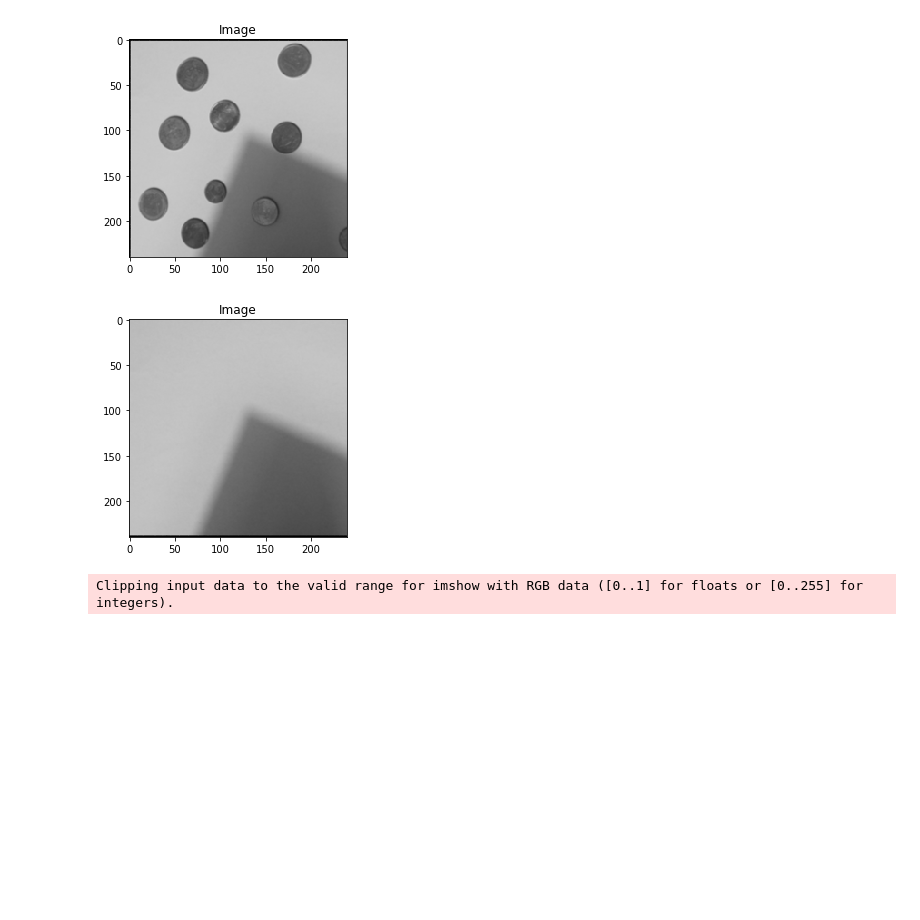
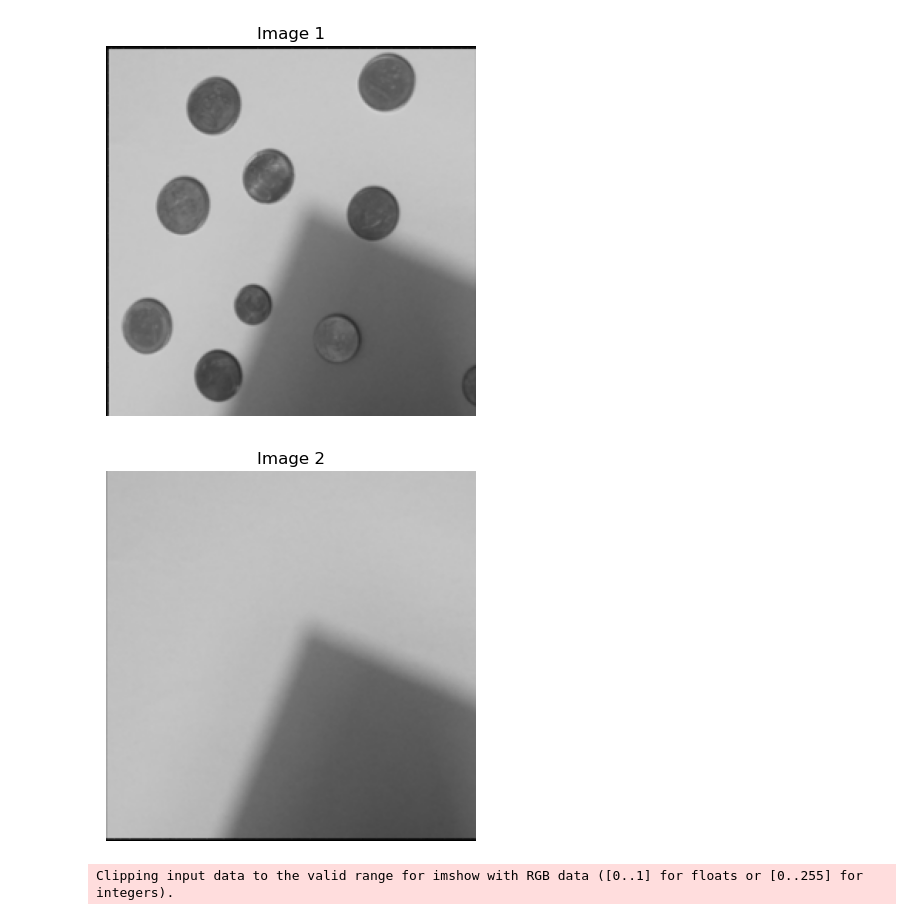
Before and after one commit to AR-Shahin/Machine-Learning, a Jupyter notebook: Image Processing/ars.ipynb, the cells around one changed output. Saved outputs shown, nothing was run; the diff lists cells and outputs as text; code cells hidden in the pictures; blank space fills up the shorter version.

```diff
--- a/Image Processing/ars.ipynb
+++ b/Image Processing/ars.ipynb
@@ -29,16 +35,16 @@ show_pic(res)
 # %%
 div1 = cv2.imread('div1.png')
 div2 = cv2.imread('div2.png')
 
 div1 = cv2.resize(div1, dsize=(240, 240), interpolation=cv2.INTER_CUBIC)
 div2 = cv2.resize(div2, dsize=(240, 240), interpolation=cv2.INTER_CUBIC)
 
 res = div1 / div2
 
-show_pic(div1)
-show_pic(div2)
-show_pic(res)
+show_pic(div1,"Image 1")
+show_pic(div2,"Image 2")
+show_pic(res,"Division Operation")
 # %% [output]
-[figure, old version]
+[figure, new version]
-[figure, old version]
+[figure, new version]
 Clipping input data to the valid range for imshow with RGB data ([0..1] for floats or [0..255] for integers).
```
Also changed, not shown: parts of 3 cells of this notebook.
